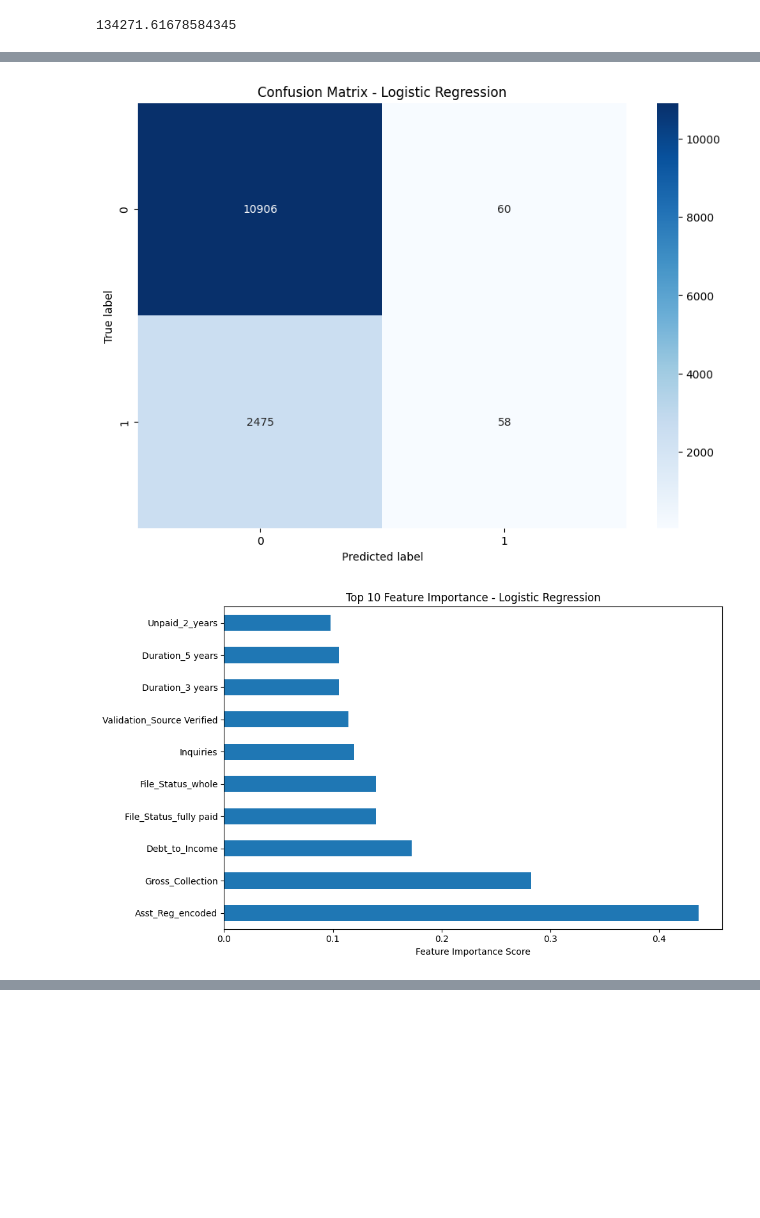
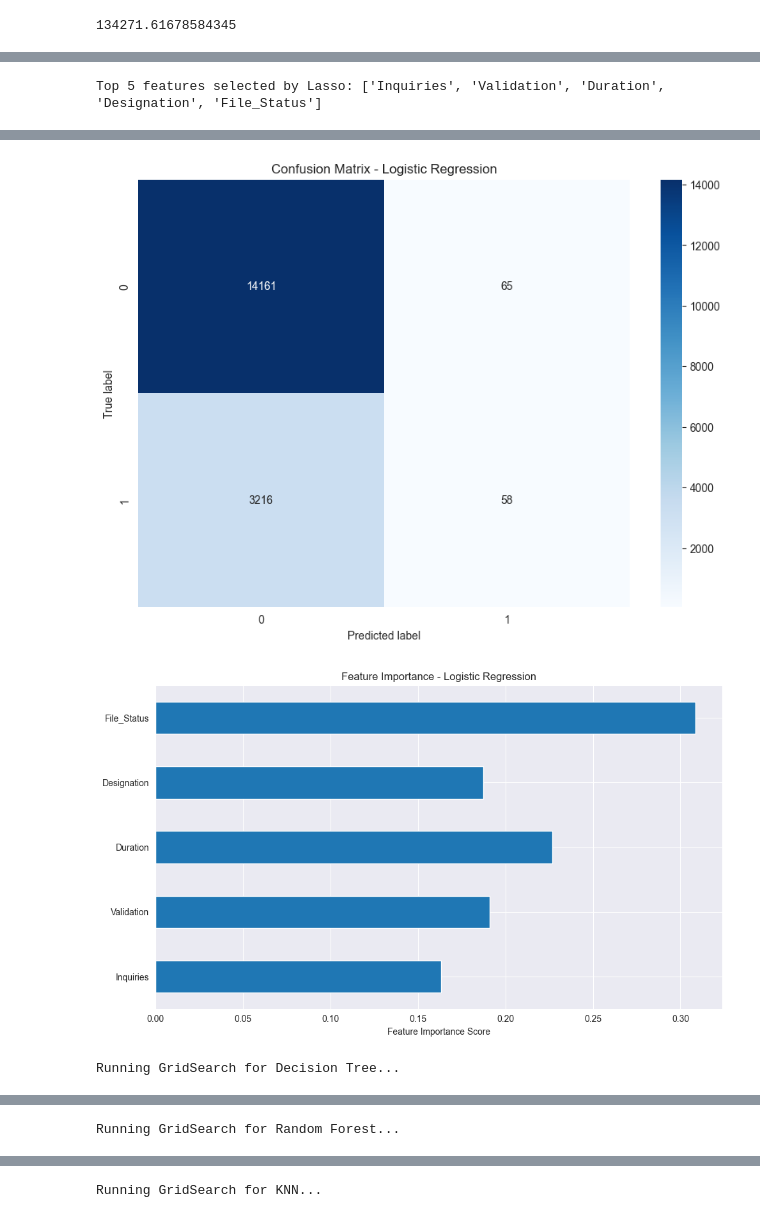
Before and after one commit to geo-rge-li/loan-default-analysis, a Jupyter notebook: analysis.ipynb, the cells around one changed output, grey strips where cells are left out. Cells and saved outputs as stored; diff of their text form; code cells hidden in the pictures; blank space fills up the shorter version.

Commit message:
changed the following: * Use KNN instead of SVC * Use TargetEncoder instead of One Hot * Select the top 5 important features using LASSO instead of using all features

```diff
--- a/analysis.ipynb
+++ b/analysis.ipynb
@@ -111,22 +94,37 @@ df_encoded
 # %%
+from sklearn.neighbors import KNeighborsClassifier
 from matplotlib import pyplot as plt
 from sklearn.preprocessing import StandardScaler
 from sklearn.svm import SVC
 from sklearn.ensemble import RandomForestClassifier
 from sklearn.tree import DecisionTreeClassifier
-from sklearn.linear_model import LogisticRegression
+from sklearn.linear_model import LogisticRegression, Lasso
 from sklearn.metrics import accuracy_score, classification_report
-from sklearn.model_selection import GridSearchCV, train_test_split
 import seaborn as sns
 
-# Split the data
-X_train, X_test, y_train, y_test = train_test_split(X, y, test_size=0.2, random_state=42)
+# # Split the data
+# X_train, X_test, y_train, y_test = train_test_split(X, y, test_size=0.2, random_state=42)
 
 # Standardize the features
 scaler = StandardScaler()
-X_train_scaled = scaler.fit_transform(X_train)
-X_test_scaled = scaler.transform(X_test)
+X_train_scaled = scaler.fit_transform(X_train_encoded)
+X_test_scaled = scaler.transform(X_test_encoded)
 
+# Perform Lasso feature selection to select top 5 features
+lasso = Lasso(alpha=0.01, random_state=42)
+lasso.fit(X_train_scaled, y_train)
+
+# Get indices of top 5 features
+top_5_indices = np.argsort(np.abs(lasso.coef_))[-5:]
+
+# Select top 5 features
+X_train_top5 = X_train_scaled[:, top_5_indices]
+X_test_top5 = X_test_scaled[:, top_5_indices]
+
+# Get names of top 5 features
+top_5_features = [feature_names[i] for i in top_5_indices]
+
+print("Top 5 features selected by Lasso:", top_5_features)
 # Define classifiers and their parameter grids
 classifiers = {
     'Logistic Regression': (LogisticRegression(), {
@@ -144,12 +142,14 @@ classifiers = {
         'min_samples_split': [2, 5, 10],
         'min_samples_leaf': [1, 2, 4]
     }),
-    # 'SVM': (SVC(), {
-    #     'C': [0.1, 1, 10],
-    #     'kernel': ['linear'],
-    #     'gamma': ['scale', 'auto']
-    # })
+    'KNN': (KNeighborsClassifier(), {
+        'n_neighbors': [3, 5, 7, 9, 11],
+        'weights': ['uniform', 'distance'],
+        'metric': ['euclidean', 'manhattan']
+    })
 }
+# %% [output]
+Top 5 features selected by Lasso: ['Inquiries', 'Validation', 'Duration', 'Designation', 'File_Status']
 # %%
 # Function to plot confusion matrix
 def plot_confusion_matrix(cm, title):
@@ -162,9 +162,9 @@ def plot_confusion_matrix(cm, title):
 
 # Function to plot feature importance
 def plot_feature_importance(importances, title):
-    feat_importances = pd.Series(importances, index=X.columns)
+    feat_importances = pd.Series(importances, index=top_5_features)
     plt.figure(figsize=(10, 6))
-    feat_importances.nlargest(10).plot(kind='barh')
+    feat_importances.plot(kind='barh')
     plt.title(title)
     plt.xlabel('Feature Importance Score')
     plt.tight_layout()
@@ -172,20 +172,23 @@ def plot_feature_importance(importances, title):
 # %%
 import time
 from sklearn.inspection import permutation_importance
-from sklearn.metrics import confusion_matrix
+from sklearn.metrics import confusion_matrix, f1_score
 
 # Perform GridSearch for each classifier
 results = {}
 
 for name, (classifier, param_grid) in classifiers.items():
+    print(f"Running GridSearch for {name}...")
+
     # Start timing
     start_time = time.time()
 
-    grid_search = GridSearchCV(classifier, param_grid, cv=5, scoring='accuracy', n_jobs=-1)
-    grid_search.fit(X_train_scaled, y_train)
+    # Use F1 score for optimization
+    grid_search = GridSearchCV(classifier, param_grid, cv=5, scoring='f1', n_jobs=-1)
+    grid_search.fit(X_train_top5, y_train)
 
     # Make predictions
-    y_pred = grid_search.predict(X_test_scaled)
+    y_pred = grid_search.predict(X_test_top5)
 
     # End timing
     end_time = time.time()
@@ -202,15 +205,15 @@ for name, (classifier, param_grid) in classifiers.items():
             importances = grid_search.best_estimator_.feature_importances_
         else:  # Random Forest
             importances = grid_search.best_estimator_.feature_importances_
-    else:  # For SVM, use permutation importance
-        perm_importance = permutation_importance(grid_search.best_estimator_, X_test_scaled, y_test, n_repeats=10, random_state=42)
+    else:  # For KNN, we'll use permutation importance
+        perm_importance = permutation_importance(grid_search.best_estimator_, X_test_top5, y_test, n_repeats=10, random_state=42)
         importances = perm_importance.importances_mean
 
     # Store results
     results[name] = {
         'best_params': grid_search.best_params_,
         'best_score': grid_search.best_score_,
-        'test_accuracy': accuracy_score(y_test, y_pred),
+        'test_f1': f1_score(y_test, y_pred),
         'classification_report': classification_report(y_test, y_pred),
         'confusion_matrix': cm,
         'feature_importance': importances,
@@ -221,5 +224,5 @@ for name, (classifier, param_grid) in classifiers.items():
     plot_confusion_matrix(cm, f'Confusion Matrix - {name}')
 
     # Plot feature importance
-    plot_feature_importance(importances, f'Top 10 Feature Importance - {name}')
+    plot_feature_importance(importances, f'Feature Importance - {name}')
 # %% [output]
@@ -243,2 +247,3 @@ ValueError: Solver lbfgs supports only 'l2' or None penalties, got l1 penalty.
-[figure, old version]
+[figure, new version]
-[figure, old version]
+[figure, new version]
+Running GridSearch for Decision Tree...
@@ -246,0 +252 @@ ValueError: Solver lbfgs supports only 'l2' or None penalties, got l1 penalty.
+Running GridSearch for Random Forest...
@@ -248,0 +255 @@ ValueError: Solver lbfgs supports only 'l2' or None penalties, got l1 penalty.
+Running GridSearch for KNN...
```
Also changed, not shown: parts of 4 cells of this notebook.
